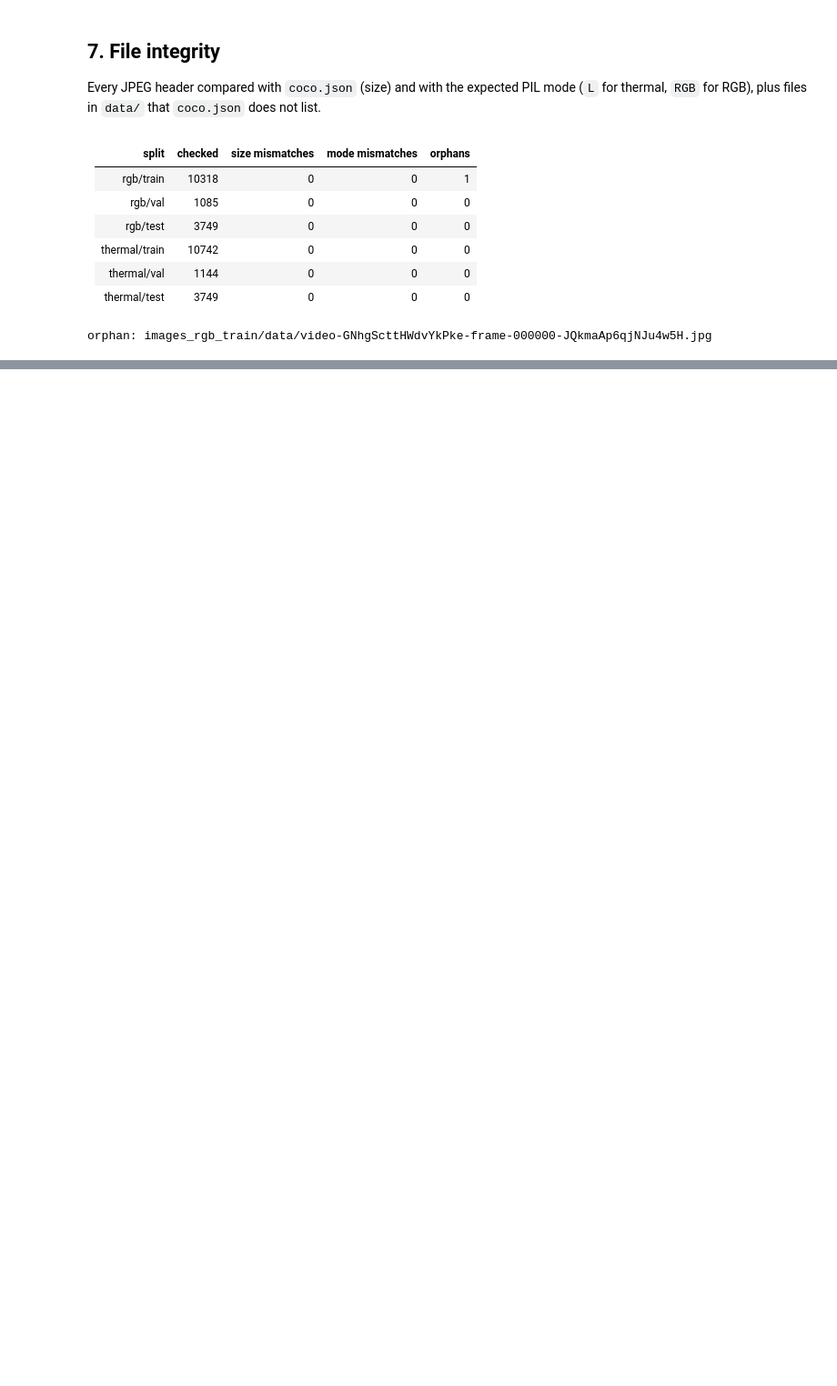
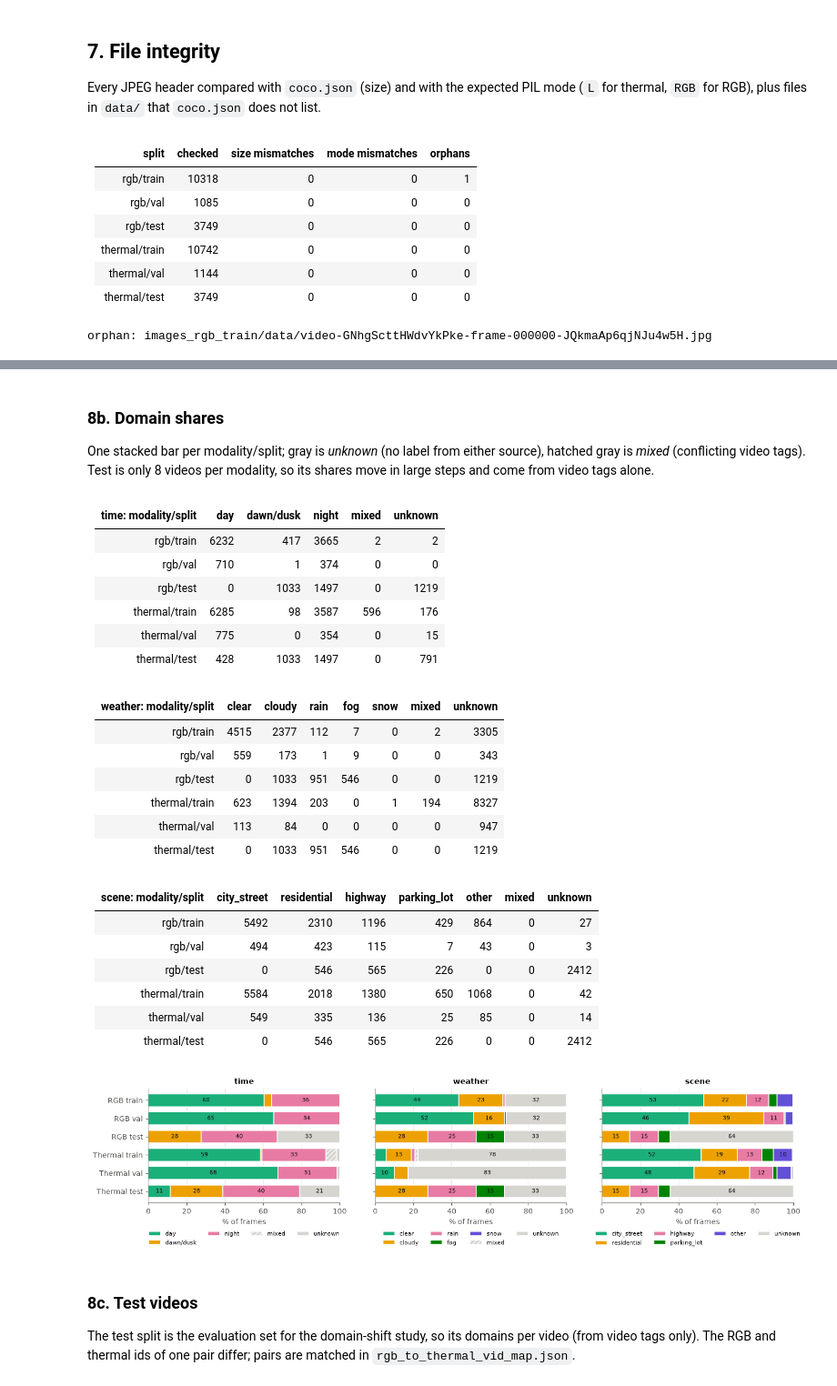
Before and after one commit to Leo00010011/ir-world-model, a Jupyter notebook: notebooks/flir_stats.ipynb, the cells around one changed output, grey strips where cells are left out. Shown at 91% size. Saved outputs shown, nothing was run; the diff lists cells and outputs as text; code cells hidden in the pictures; blank space fills up the shorter version.

```diff
--- a/notebooks/flir_stats.ipynb
+++ b/notebooks/flir_stats.ipynb
@@ -307,0 +521,72 @@ orphan: images_rgb_train/data/video-GNhgScttHWdvYkPke-frame-000000-JQkmaAp6qjNJu
+# %% [markdown]
+### 8b. Domain shares
+One stacked bar per modality/split; gray is *unknown* (no label from either source), hatched gray
+is *mixed* (conflicting video tags). Test is only 8 videos per modality, so its shares move in
+large steps and come from video tags alone.
+# %%
+# Categorical slots 3-8 (slots 1-2 already mean RGB / thermal in this notebook).
+DOMAIN_COLORS = ["#1baf7a", "#eda100", "#e87ba4", "#008300", "#6250d6", "#e34948"]
+UNKNOWN_GRAY = "#d6d5d0"
+
+ylabels = [f"{MOD_LABEL[m]} {s}" for m in MODS for s in SPLITS]
+fig, axes = plt.subplots(1, 3, figsize=(13, 3.4), sharey=True)
+for ax, (f, cats) in zip(axes, FACETS.items()):
+    y = np.arange(len(ylabels))[::-1]
+    left = np.zeros(len(ylabels))
+    series = [(c, DOMAIN_COLORS[i], None) for i, c in enumerate(cats)] + \
+             [("mixed", UNKNOWN_GRAY, "////"), ("unknown", UNKNOWN_GRAY, None)]
+    for c, color, hatch in series:
+        share = np.array([100 * Counter(r[f][0] for r in domains[(m, s)])[c] / len(domains[(m, s)])
+                          for m in MODS for s in SPLITS])
+        if not share.any():
+            continue
+        ax.barh(y, share, left=left, height=0.7, color=color, hatch=hatch, label=c,
+                edgecolor="white", linewidth=1)
+        for yi, l, w in zip(y, left, share):
+            if w >= 9:
+                ax.text(l + w / 2, yi, f"{w:.0f}", ha="center", va="center", fontsize=7, color="#0b0b0b")
+        left += share
+    ax.set_xlim(0, 100)
+    ax.set_xlabel("% of frames")
+    ax.set_title(f"{f}")
+    ax.grid(axis="y", visible=False)
+    ax.legend(loc="upper center", bbox_to_anchor=(0.5, -0.2), ncol=4, fontsize=7.5)
+axes[0].set_yticks(np.arange(len(ylabels))[::-1], ylabels)
+fig.tight_layout()
+
+for f, cats in FACETS.items():
+    cols = cats + ["mixed", "unknown"]
+    table([f"**{f}**: modality/split", *cols],
+          [[f"{m}/{s}", *[Counter(r[f][0] for r in domains[(m, s)])[c] for c in cols]]
+           for m in MODS for s in SPLITS])
+# %% [output]
+| **time**: modality/split | day | dawn/dusk | night | mixed | unknown |
+|---|---|---|---|---|---|
+| rgb/train | 6232 | 417 | 3665 | 2 | 2 |
+| rgb/val | 710 | 1 | 374 | 0 | 0 |
+| rgb/test | 0 | 1033 | 1497 | 0 | 1219 |
+| thermal/train | 6285 | 98 | 3587 | 596 | 176 |
+| thermal/val | 775 | 0 | 354 | 0 | 15 |
+| thermal/test | 428 | 1033 | 1497 | 0 | 791 |
+| **weather**: modality/split | clear | cloudy | rain | fog | snow | mixed | unknown |
+|---|---|---|---|---|---|---|---|
+| rgb/train | 4515 | 2377 | 112 | 7 | 0 | 2 | 3305 |
+| rgb/val | 559 | 173 | 1 | 9 | 0 | 0 | 343 |
+| rgb/test | 0 | 1033 | 951 | 546 | 0 | 0 | 1219 |
+| thermal/train | 623 | 1394 | 203 | 0 | 1 | 194 | 8327 |
+| thermal/val | 113 | 84 | 0 | 0 | 0 | 0 | 947 |
+| thermal/test | 0 | 1033 | 951 | 546 | 0 | 0 | 1219 |
+| **scene**: modality/split | city_street | residential | highway | parking_lot | other | mixed | unknown |
+|---|---|---|---|---|---|---|---|
+| rgb/train | 5492 | 2310 | 1196 | 429 | 864 | 0 | 27 |
+| rgb/val | 494 | 423 | 115 | 7 | 43 | 0 | 3 |
+| rgb/test | 0 | 546 | 565 | 226 | 0 | 0 | 2412 |
+| thermal/train | 5584 | 2018 | 1380 | 650 | 1068 | 0 | 42 |
+| thermal/val | 549 | 335 | 136 | 25 | 85 | 0 | 14 |
+| thermal/test | 0 | 546 | 565 | 226 | 0 | 0 | 2412 |
+[figure, added]
+# %% [markdown]
+### 8c. Test videos
+The test split is the evaluation set for the domain-shift study, so its domains per video
+(from video tags only). The RGB and thermal ids of one pair differ; pairs are matched in
+`rgb_to_thermal_vid_map.json`.
```
Also changed, not shown: parts of 11 cells of this notebook, 17 other files.
